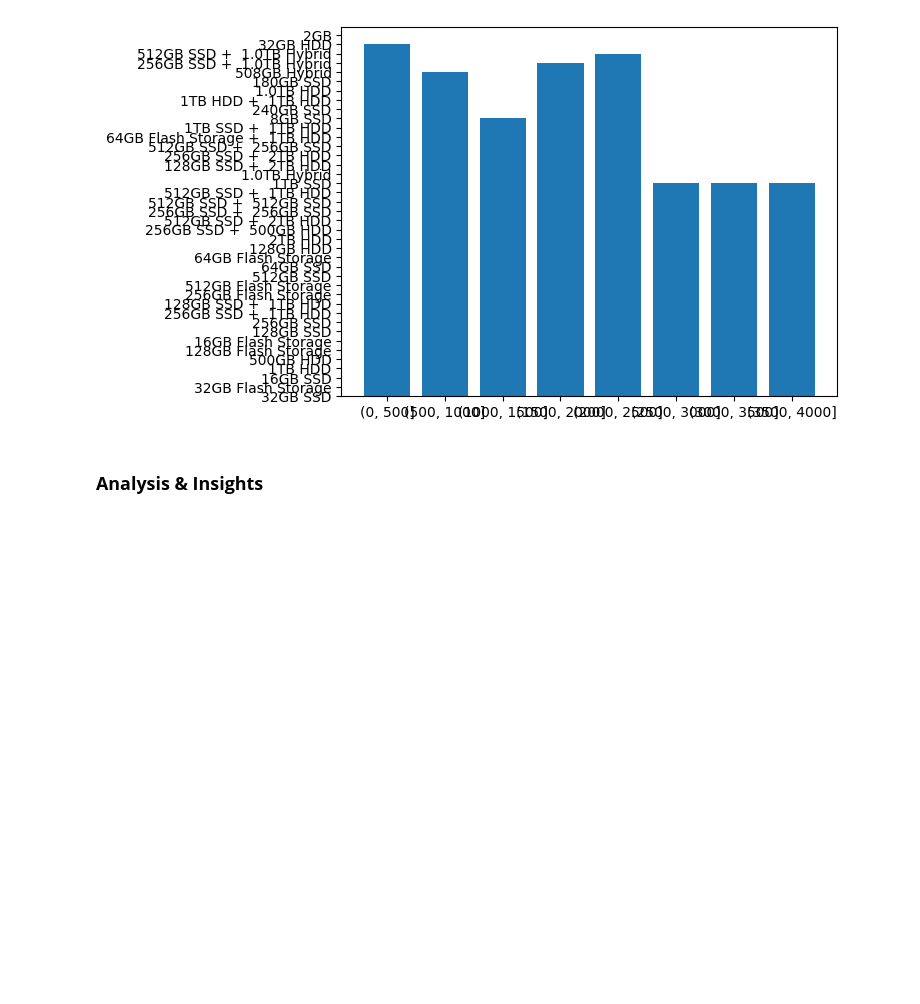
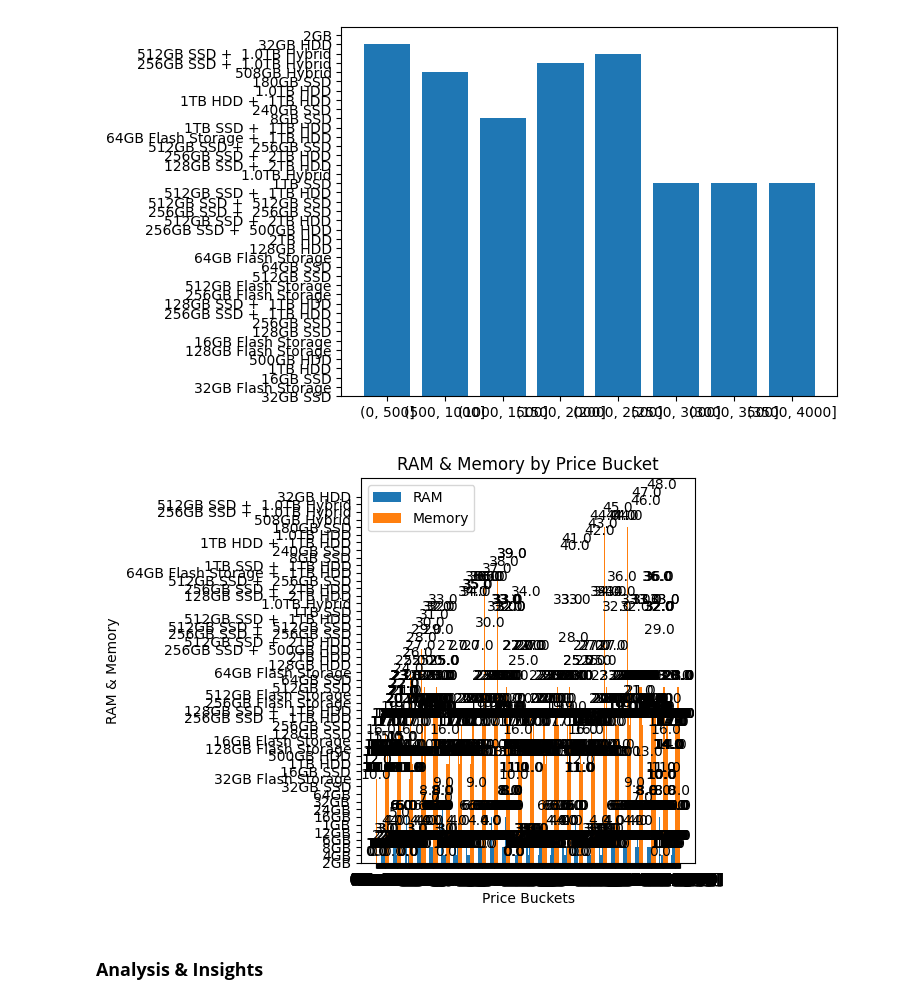
Before and after one commit to rkynhoff/CodeLouisville_Data_M2_Project, a Jupyter notebook: MiniProject_V2.ipynb, the cells around one changed output. Drawn from its saved outputs; the diff is of its cells as text; code cells hidden in the pictures; blank space fills up the shorter version.

```diff
--- a/MiniProject_V2.ipynb
+++ b/MiniProject_V2.ipynb
@@ -632,6 +659,80 @@ plt.show()
 # %% [output]
 TypeError: only length-1 arrays can be converted to Python scalars
 [figure]
+# %%
+# Alternative attempt to graph RAM and Memory by price buckets
+
+
+# labels = ['G1', 'G2', 'G3', 'G4', 'G5']
+labels = laptop_data_clean["Price_Buckets"]
+# men_means = [20, 34, 30, 35, 27]
+ram = laptop_data_clean["RAM"]
+# women_means = [25, 32, 34, 20, 25]
+memory = laptop_data_clean["Memory"]
+
+# x = np.arange(len(labels))
+# the label locations
+x = np.arange(len(labels))
+
+# width = 0.35  # the width of the bars
+width = 0.35
+
+# fig, ax = plt.subplots()
+fig, ax = plt.subplots()
+# rects1 = ax.bar(x - width/2, men_means, width, label='Men')
+rects1 = ax.bar(x - width/2, ram, width, label="RAM")
+# rects2 = ax.bar(x + width/2, women_means, width, label='Women')
+rects2 = ax.bar(x + width/2, memory, width, label="Memory")
+
+# Add some text for labels, title and custom x-axis tick labels, etc.
+# ax.set_ylabel('Scores')
+ax.set_ylabel("RAM & Memory")
+# set custom x-axis label
+ax.set_xlabel("Price Buckets")
+# ax.set_title('Scores by group and gender')
+ax.set_title("RAM & Memory by Price Bucket")
+# ax.set_xticks(x)
+ax.set_xticks(x)
+# ax.set_xticklabels(labels)
+ax.set_xticklabels(labels)
+# ax.legend()
+ax.legend()
+
+
+# def autolabel(rects):
+#     """Attach a text label above each bar in *rects*, displaying its height."""
+#     for rect in rects:
+#         height = rect.get_height()
+#         ax.annotate('{}'.format(height),
+#                     xy=(rect.get_x() + rect.get_width() / 2, height),
+#                     xytext=(0, 3),  # 3 points vertical offset
+#                     textcoords="offset points",
+#                     ha='center', va='bottom')
+
+# Attach a text label above each bar in "rects"
+def autolabel(rects):
+    for rect in rects:
+        height = rect.get_height()
+        ax.annotate('{}'.format(height),
+        xy = (rect.get_x() + rect.get_width() / 2, height),
+        #3 pt vertical offset
+        xytext = (0,3),
+        textcoords = "offset points",
+        ha = "center", va= "bottom")
+
+
+# autolabel(rects1)
+autolabel(rects1)
+# autolabel(rects2)
+autolabel(rects2)
+
+# fig.tight_layout()
+fig.tight_layout()
+
+# plt.show()
+plt.show()
+# %% [output]
+[figure, added]
 # %% [markdown]
 ### **Analysis & Insights**
 # %% [markdown]
```
Also changed, not shown: parts of 4 cells of this notebook.
